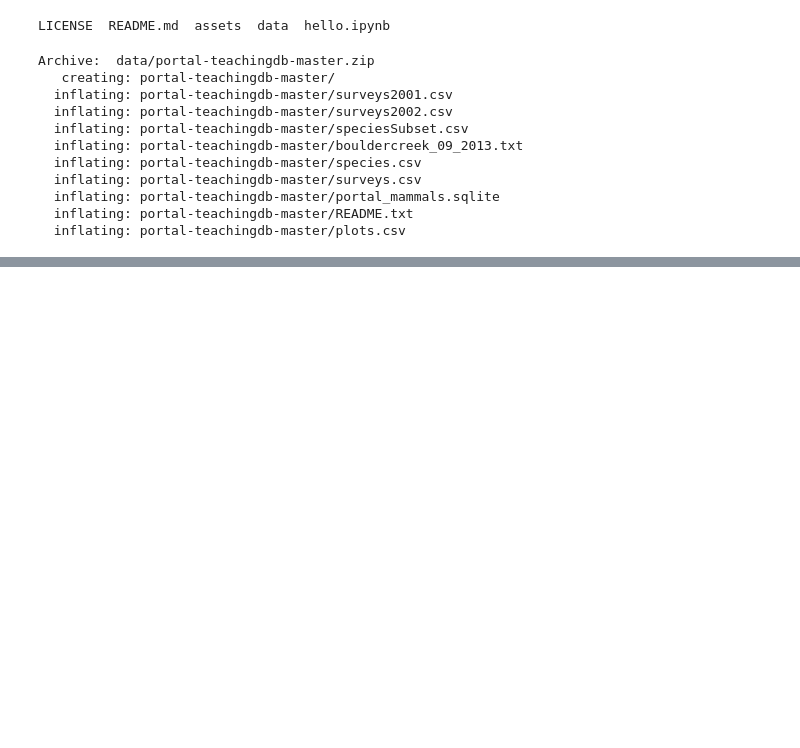
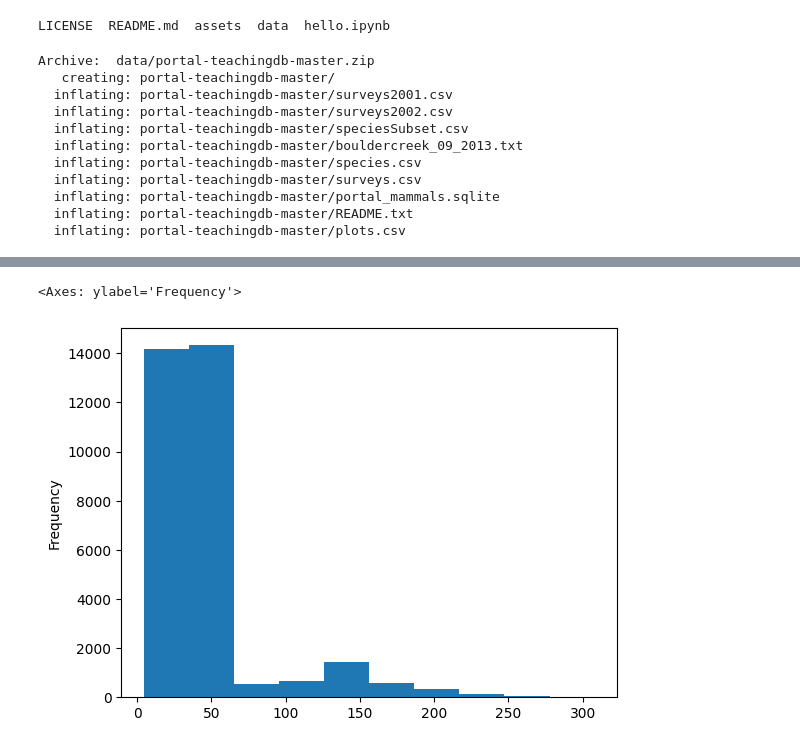
Before and after one commit to priyamhr01/dimen-python-2023, a Jupyter notebook: hello.ipynb, the cells around one changed output, grey strips where cells are left out. Saved outputs shown, nothing was run; the diff lists cells and outputs as text; code cells hidden in the pictures; blank space fills up the shorter version.

Commit message:
addded gitignore and making plots

```diff
--- a/hello.ipynb
+++ b/hello.ipynb
@@ -159,0 +367,2 @@ surveys_df= pd.read_csv("portal-teachingdb-master/surveys.csv")
+# %%
+surveys_df["weight"] = surveys_df["weight"] * 1.1 # to change the data in the file opened on the notebook
@@ -159,0 +384,5 @@ surveys_df= pd.read_csv("portal-teachingdb-master/surveys.csv")
+# %%
+surveys_df["weight"].plot(kind="hist")
+# %% [output]
+<Axes: ylabel='Frequency'>
+[figure, added]
```
Also changed, not shown: parts of 28 cells of this notebook, 1 other file.
